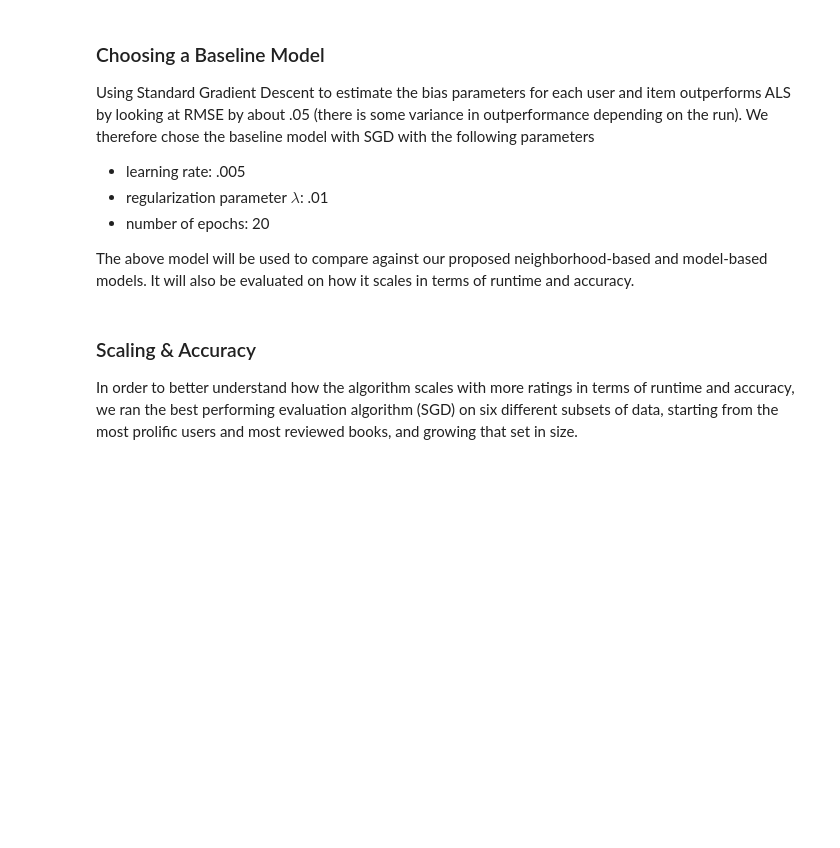
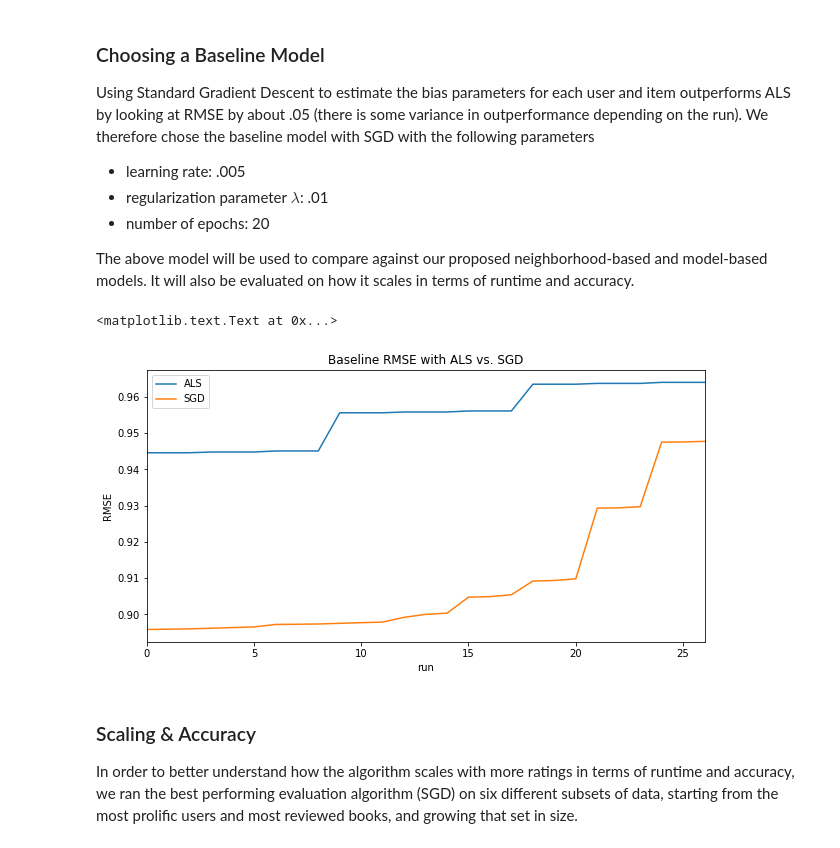
Before and after one commit to sdoctor7/book-recommendations, a Jupyter notebook: part1/basline-algorithm.ipynb, the cells around one changed output. Cells and saved outputs as stored; diff of their text form; code cells hidden in the pictures; blank space fills up the shorter version.

Commit message:
Added one more graph to baseline
On final comparison

```diff
--- a/part1/basline-algorithm.ipynb
+++ b/part1/basline-algorithm.ipynb
@@ -391,6 +355,18 @@ Using Standard Gradient Descent to estimate the bias parameters for each user an
 * number of epochs: 20
 
 The above model will be used to compare against our proposed neighborhood-based and model-based models. It will also be evaluated on how it scales in terms of runtime and accuracy.
+# %%
+full_df = als_df.append(sgd_df)
+full_df['run'] = full_df.index
+grouped_df = full_df.groupby('method')
+fig, ax = plt.subplots(1, 1, figsize=(10, 5), sharey=True)
+grouped_df.plot('run', 'RMSE', ax=ax)
+ax.legend(['ALS','SGD'])
+ax.set_ylabel('RMSE')
+ax.set_title('Baseline RMSE with ALS vs. SGD')
+# %% [output]
+<matplotlib.text.Text at 0x...>
+[figure, added]
 # %% [markdown]
 ### Scaling & Accuracy
 In order to better understand how the algorithm scales with more ratings in terms of runtime and accuracy, we ran the best performing evaluation algorithm (SGD) on six different subsets of data, starting from the most prolific users and most reviewed books, and growing that set in size.
```
Also changed, not shown: parts of 11 cells of this notebook.
